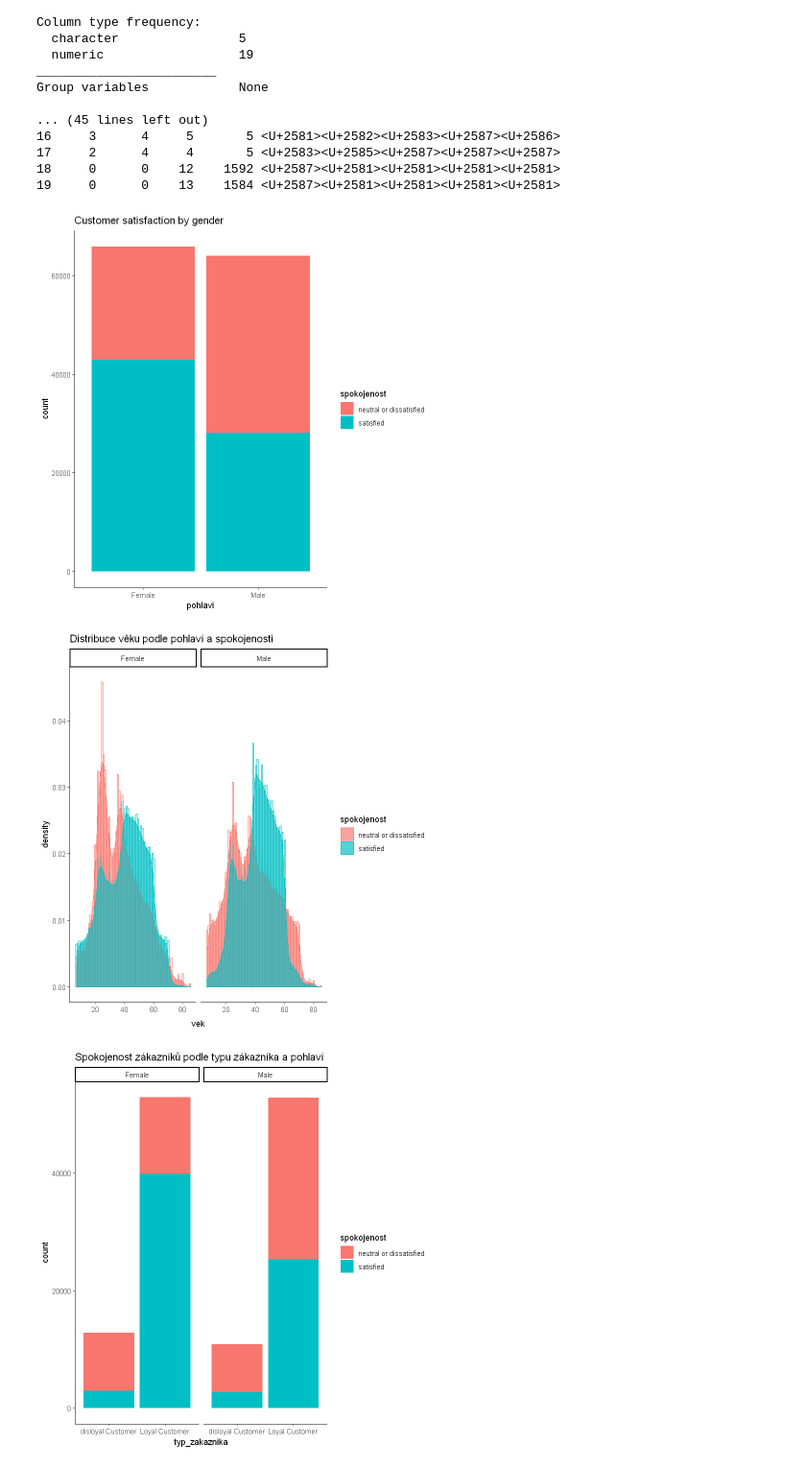
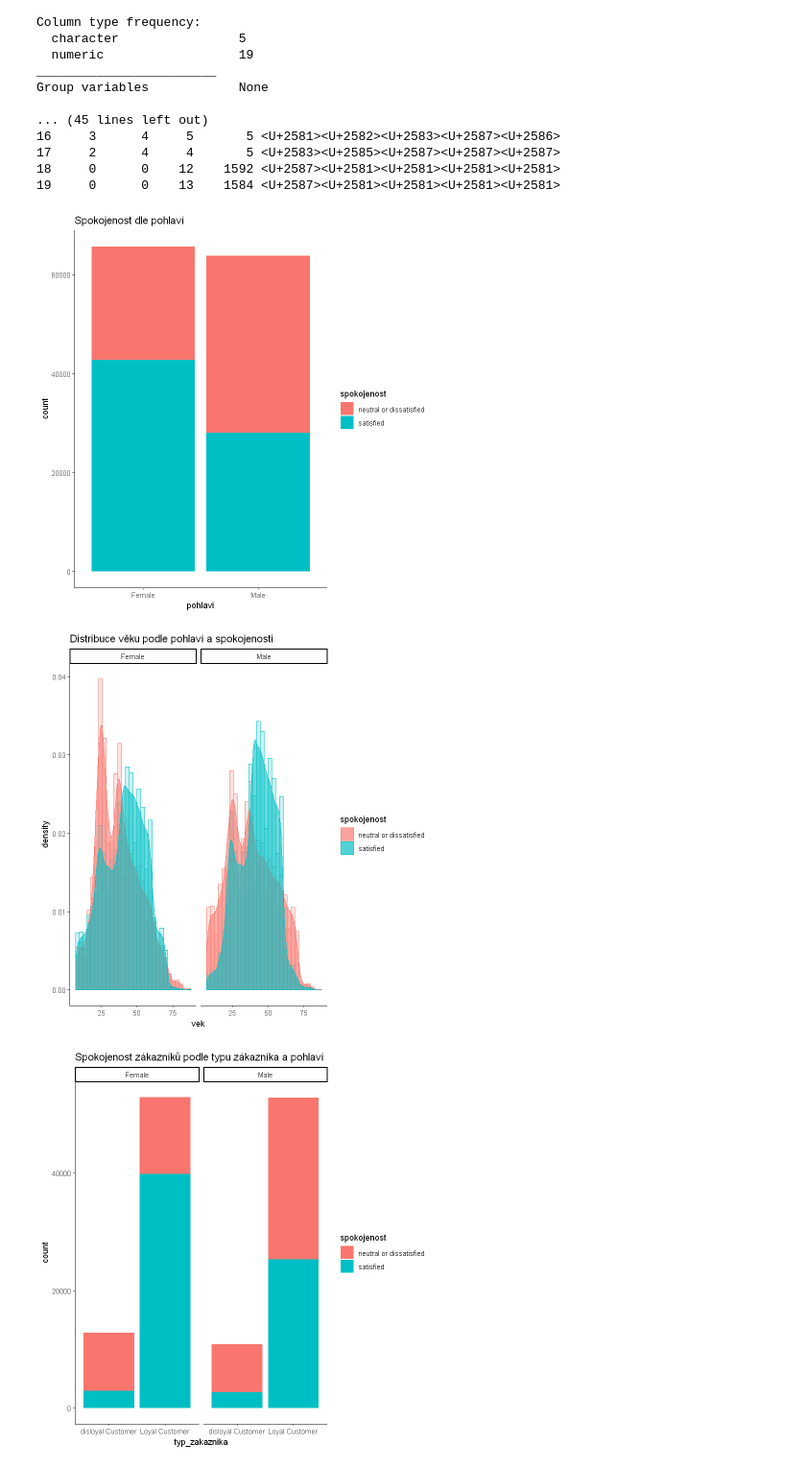
Before and after one commit to krekr7/projekt, a Jupyter notebook: Klasifikace_dat.ipynb, the cells around one changed output. Shown: that part at 96% size. Cells and saved outputs as stored; diff of their text form; code cells hidden in the pictures.

```diff
--- a/Klasifikace_dat.ipynb
+++ b/Klasifikace_dat.ipynb
@@ -149,26 +152,26 @@ Group variables            None
 gender_statis_bar <- ggplot(f, aes(x=pohlavi, fill=spokojenost)) +
   geom_bar() +
   theme_classic() +
-  labs(title = "Customer satisfaction by gender")
+  labs(title = "Spokojenost dle pohlaví")
 
 
-print(gender_statis_bar)
+gender_statis_bar
 # %% [output]
-[figure, old version]
+[figure, new version]
 # %%
 # Muži a ženy představují v celkovém souboru údajů téměř stejný podíl.
 # Vidíme, že nespokojených zákazníků mužského pohlaví je více než žen.
 
-age_hist <- ggplot(f, aes(x=vek, fill=spokojenost, color=spokojenost)) +
-  geom_histogram(aes(y=after_stat(density)), position="identity", alpha=0.2, bins=80)+
+vek_hist <- ggplot(f, aes(x=vek, fill=spokojenost, color=spokojenost)) +
+  geom_histogram(aes(y=after_stat(density)), position="identity", alpha=0.2, bins=30)+
   geom_density(alpha=0.6)+
   labs(title="Distribuce věku podle pohlaví a spokojenosti") +
   theme_classic() +
   facet_grid(~pohlavi)
 
-print(age_hist)
+vek_hist
 # %% [output]
-[figure, old version]
+[figure, new version]
 # %%
 
 
```
Also changed, not shown: parts of 17 cells of this notebook.
